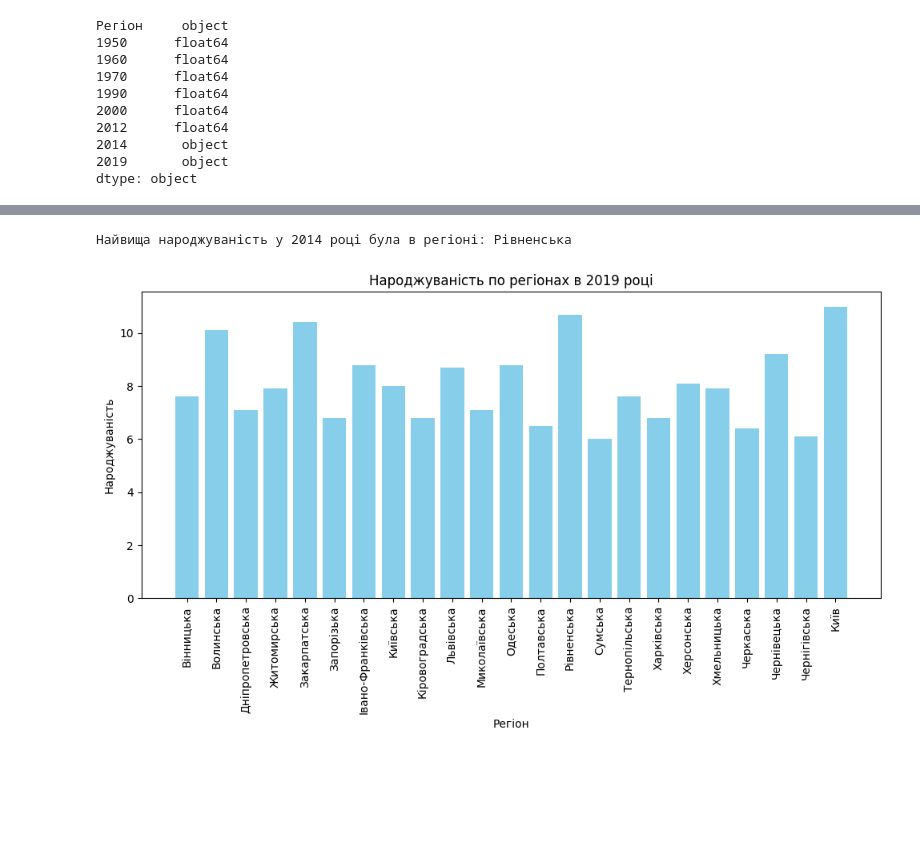
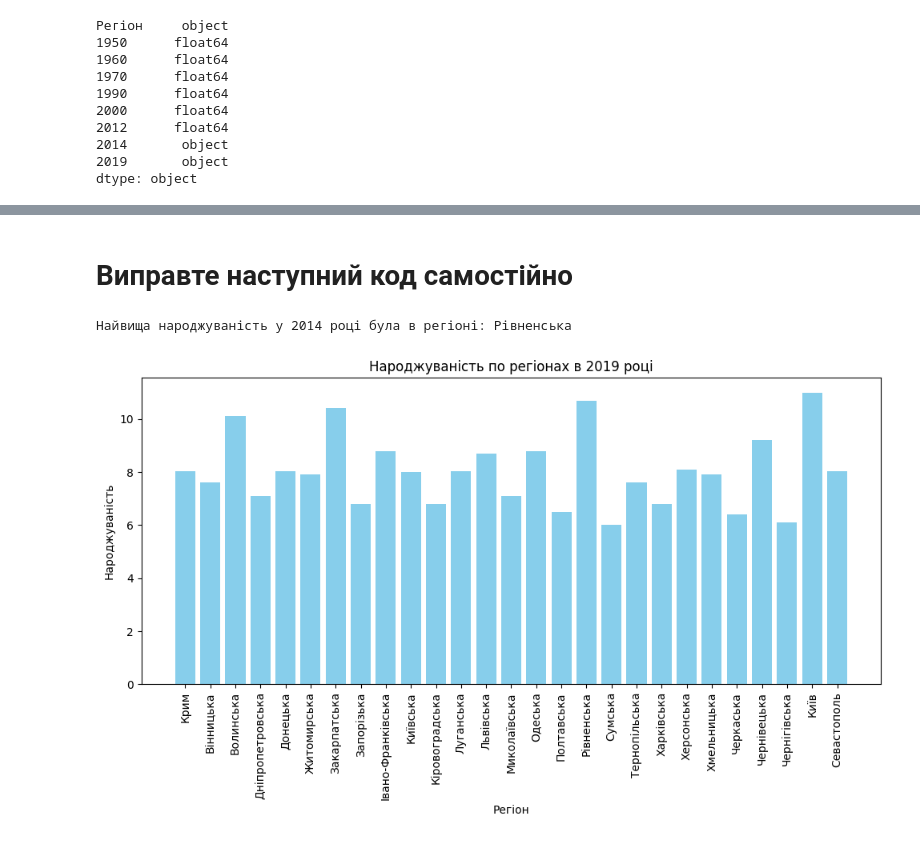
Before and after one commit to Nniikkoollaass/data-science-modul-5-HW, a Jupyter notebook: Hw2_1.ipynb, the cells around one changed output, grey strips where cells are left out. Cells and saved outputs as stored; diff of their text form; code cells hidden in the pictures; blank space fills up the shorter version.

```diff
--- a/Hw2_1.ipynb
+++ b/Hw2_1.ipynb
@@ -78,4 +83,4 @@ dtype: object
 # %%
 #Замініть типи нечислових колонок на числові. Підказка - це колонки, де знаходився символ "—"
 # Змінємо тип на числовий
-df_copy.astype({'2014': 'float64', '2019': 'float64'}).dtypes
+df_copy = df_copy.astype({'2014': 'float64', '2019': 'float64'})
@@ -117,7 +117,10 @@ dtype: float64
 # %%
 #Видаліть з таблиці дані по всій країні, останній рядок таблиці
 # Видалення останнього рядка, що містить дані по всій країні
-df.drop(df.tail(1).index, inplace=True)
-df
+# df.drop(df.tail(1).index, inplace=True)
+###############
+df_copy.drop(df_copy.tail(1).index, inplace=True)
+###############
+df_copy
 # %% [output]
 |  | Регіон | 1950 | 1960 | 1970 | 1990 | 2000 | 2012 | 2014 | 2019 |
@@ -140,11 +164,15 @@ df
 # %%
 #Замініть відсутні дані в стовпцях середніми значеннями цих стовпців (метод fillna)
-new_df_two = df.head()
+# new_df_two = df.head()
 
-new_df_two.replace('—', np.nan, inplace=True)
-new_df_two = new_df_two.apply(pd.to_numeric, errors='coerce')
+# new_df_two.replace('—', np.nan, inplace=True) # ви це вже зробили
+# Таким чином ви перезаписуєте і колонку регіон, де дані нечислові
+# new_df_two = new_df_two.apply(pd.to_numeric, errors='coerce')
 
-mean_values = new_df_two.mean()
-new_df_two.fillna(mean_values, inplace=True)
-new_df_two
+
+# mean_values = df_copy.mean()
+# df_copy.fillna(df_copy, inplace=True)
+df_copy.fillna(df_copy.select_dtypes(include='number').mean(), inplace=True)
+
+df_copy
 # %% [output]
@@ -190,3 +230,5 @@ regions_higher_than_mean
+# %% [markdown]
+# Виправте наступний код самостійно
 # %%
 # У якому регіоні була найвища народжуваність у 2014 році?
 # Вибираємо стовпець з регіонами та стовпець з рівнями народжуваності у 2014 році
@@ -207,29 +249,29 @@ print("Найвища народжуваність у 2014 році була в
 # %%
 # Побудуйте стовпчикову діаграму народжуваності по регіонах у 2019 році
 # Вибираємо стовпець з регіонами та стовпець з народжуваністю у 2019 році
-df_2019 = df[['Регіон', '2019']]
+df_2019 = df_copy[['Регіон', '2019']]
 
 # Замінюємо "—" на NaN
-df_2019.loc[:, '2019'] = df_2019['2019'].replace('—', np.nan)
+#df_2019.loc[:, '2019'] = df_2019['2019'].replace('—', np.nan)
 
 # Змінюємо тип даних стовпця "2019" на числовий
-df_2019.loc[:, '2019'] = df_2019['2019'].str.replace(',', '.').astype(float)
+#df_2019.loc[:, '2019'] = df_2019['2019'].str.replace(',', '.').astype(float)
 
 # Видаляємо рядки з пропущеними значеннями, оскільки вони не можуть бути відображені на діаграмі
 df_2019_copy = df_2019.copy()
 df_2019_copy.dropna(subset=['2019'], inplace=True)
 
 # Створюємо стовпчикову діаграму
 plt.figure(figsize=(10, 6))
 plt.bar(df_2019_copy['Регіон'], df_2019_copy['2019'], color='skyblue')
 plt.title('Народжуваність по регіонах в 2019 році')
 plt.xlabel('Регіон')
 plt.ylabel('Народжуваність')
 plt.xticks(rotation=90)  # Повертаємо назви регіонів для зручності
 plt.tight_layout()
 plt.show()
 # %% [output]
-[figure, old version]
+[figure, new version]
 # %%
 import seaborn as sns
 
```
Also changed, not shown: parts of 13 cells of this notebook.
